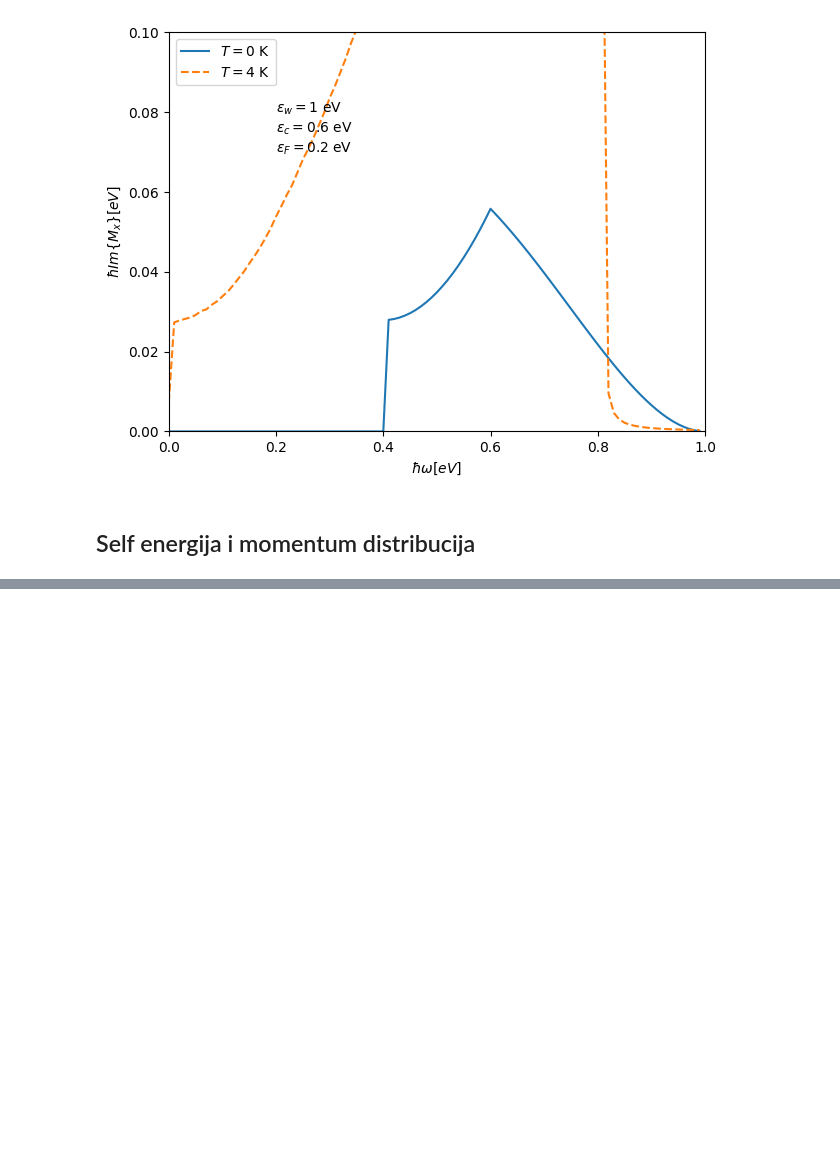
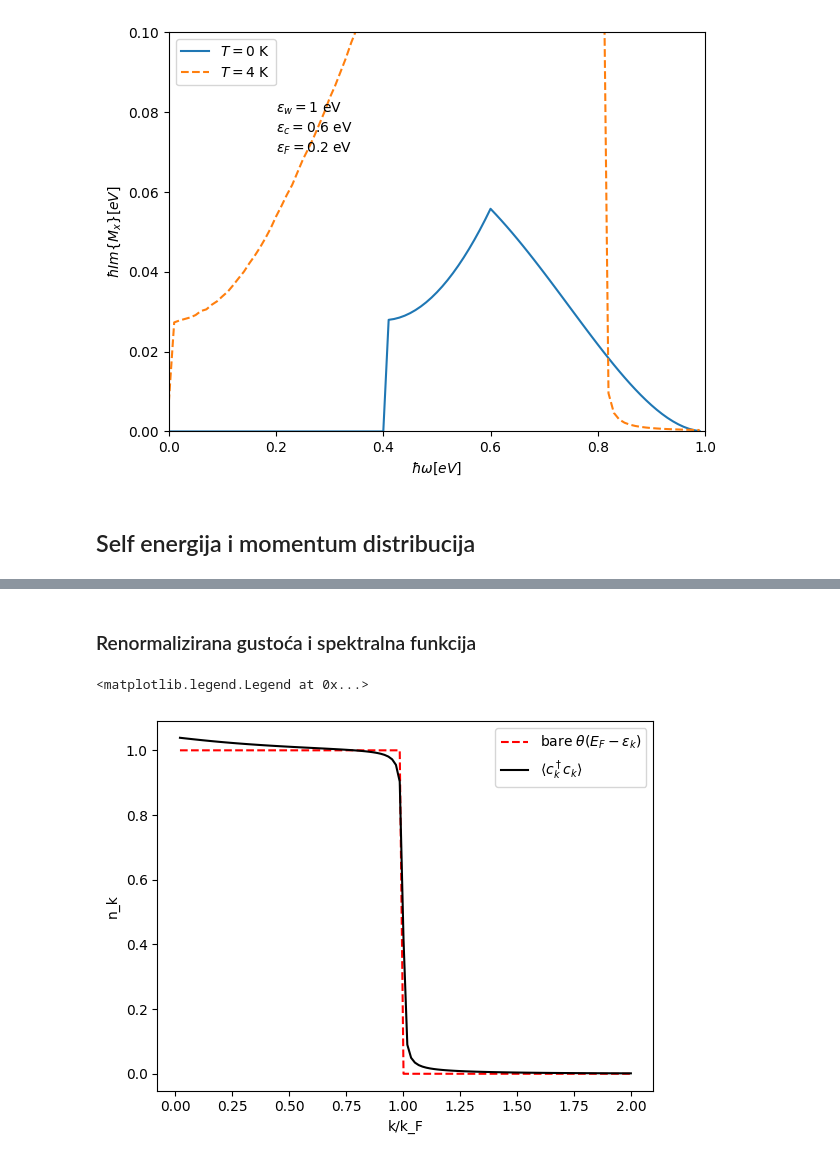
Before and after one commit to ppapac/24112024_memfn, a Jupyter notebook: MemoryDirac3D_usingTQ_020626_cutoff_cpl.ipynb, the cells around one changed output, grey strips where cells are left out. Drawn from its saved outputs; the diff is of its cells as text; code cells hidden in the pictures; blank space fills up the shorter version.

```diff
--- a/MemoryDirac3D_usingTQ_020626_cutoff_cpl.ipynb
+++ b/MemoryDirac3D_usingTQ_020626_cutoff_cpl.ipynb
@@ -469,0 +484,34 @@ plt.plot(ws_0.cpu(), selfen_anal(Ef, ws_0, eps(K_c), W).cpu())
+# %% [markdown]
+### Renormalizirana gustoća i spektralna funkcija
+# %%
+# Γ(k,ω) = -Im Σ^R ≥ 0
+def gamma_anal(K, w):
+    return -selfen_anal(eps(K), w, eps(K_c), W)
+
+
+# A(k,ω) = -1/π Im G^R = (1/π) Γ / [(ω-ε_k)^2 + Γ^2]      (Re Σ = 0)
+def spectral_anal(K, w, eta=eta_0):
+    G = gamma_anal(K, w) + eta
+    return 1 / pi * G / ((w - eps(K)) ** 2 + G**2)
+
+
+# n_k = <c†_k c_k> = ∫ dω A(k,ω) f(ω) ;  at T=0, f(ω)=θ(E_F-ω)
+def occupation_anal(K, w_grid, u=Ef, eta=eta_0):
+    A = spectral_anal(K, w_grid, eta)
+    f = (w_grid <= u).double()  # T=0 Fermi step
+    return torch.trapz(A * f, w_grid)
+
+
+w_grid = torch.linspace(-1.0, 0.35, 8000)
+kg = torch.linspace(0.02 * Kf_, 2.0 * Kf_, 120)
+nk = torch.tensor([occupation_anal(K, w_grid) for K in kg])
+nk_bare = (eps(kg) <= Ef).double()
+
+plt.plot(kg.cpu() / Kf_, nk_bare.cpu(), "r--", label=r"bare $\theta(E_F-\epsilon_k)$")
+plt.plot(kg.cpu() / Kf_, nk.cpu(), "k-", label=r"$\langle c^\dagger_k c_k\rangle$")
+plt.xlabel("k/k_F")
+plt.ylabel("n_k")
+plt.legend()
+# %% [output]
+<matplotlib.legend.Legend at 0x...>
+[figure, added]
```
Also changed, not shown: parts of 10 cells of this notebook.
